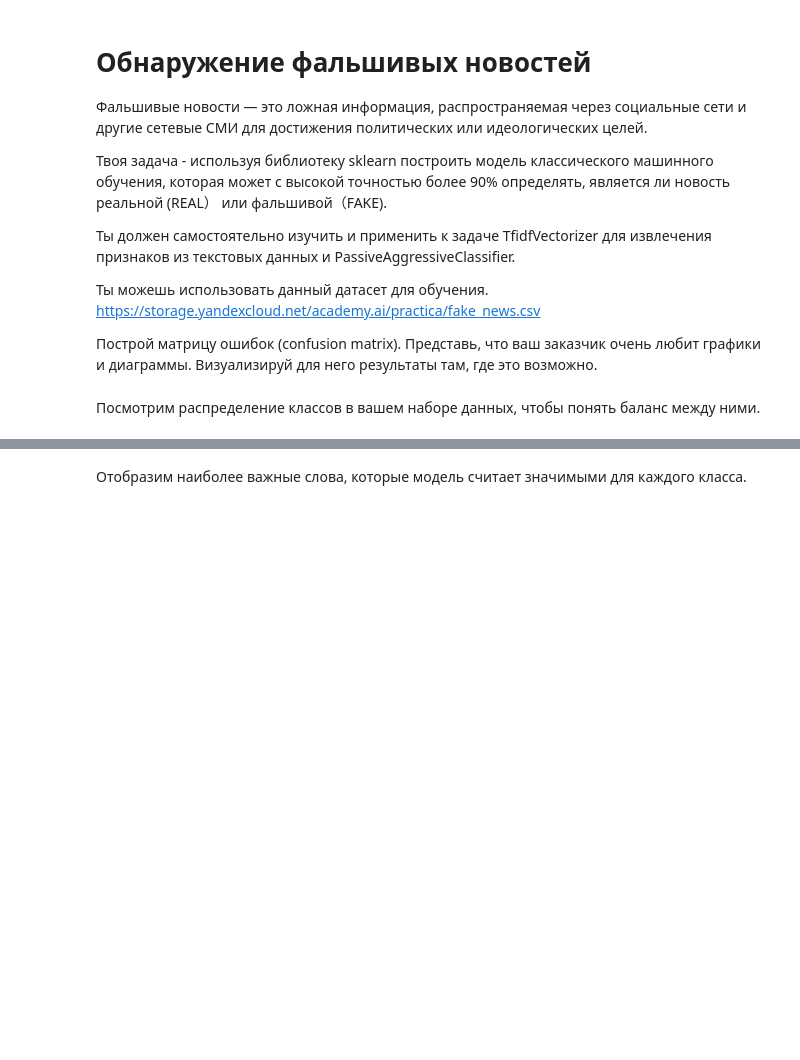
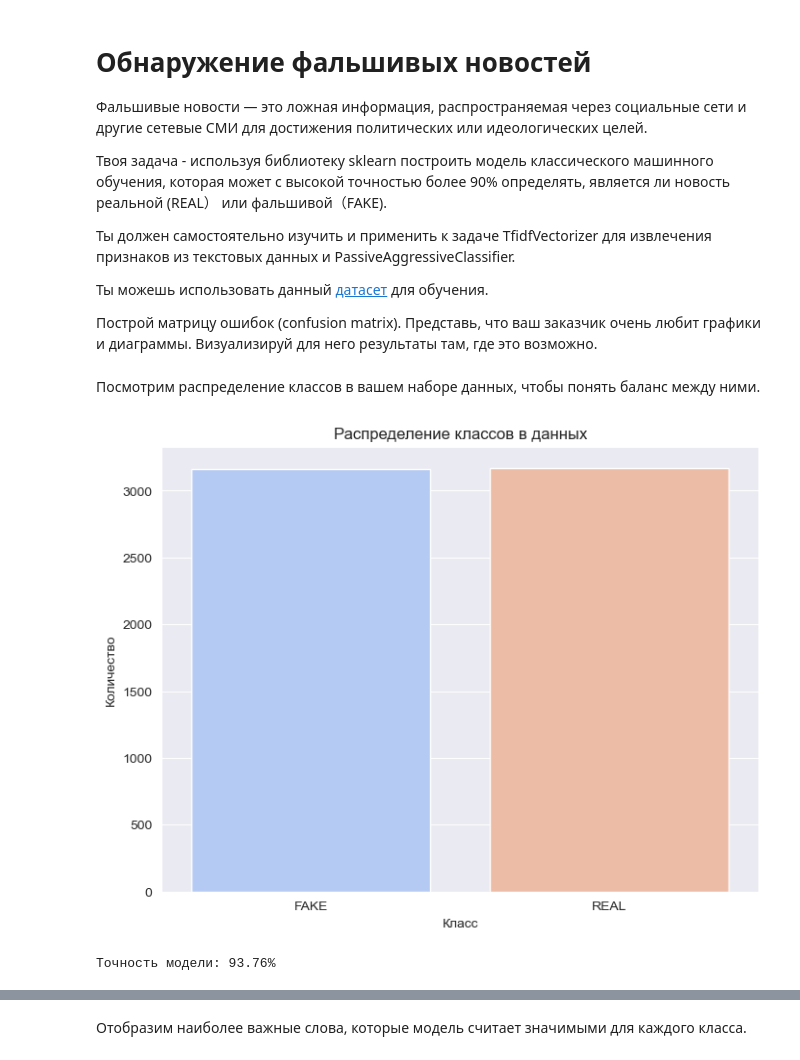
Before and after one commit to M33RR3Y/M33RR3Y, a Jupyter notebook: Обнаружение фальшивых новостей.ipynb, the cells around one changed output, grey strips where cells are left out. Saved outputs shown, nothing was run; the diff lists cells and outputs as text; code cells hidden in the pictures; blank space fills up the shorter version.

```diff
--- a/Обнаружение фальшивых новостей.ipynb
+++ b/Обнаружение фальшивых новостей.ipynb
@@ -7,7 +7,7 @@
 
 Ты должен самостоятельно изучить и применить к задаче TfidfVectorizer для извлечения признаков из текстовых данных и PassiveAggressiveClassifier.
 
-Ты  можешь использовать данный датасет для обучения. https://storage.yandexcloud.net/academy.ai/practica/fake_news.csv
+Ты  можешь использовать данный [датасет](https://storage.yandexcloud.net/academy.ai/practica/fake_news.csv) для обучения.
 
 Построй матрицу ошибок (confusion matrix). Представь, что ваш заказчик очень любит графики и диаграммы. Визуализируй для него результаты там, где это возможно.
 # %%
@@ -22,8 +22,7 @@ import numpy as np
 # %%
 # 1. Загрузка данных
-!wget https://storage.yandexcloud.net/academy.ai/practica/fake_news.csv
-dataset_path = "./fake_news.csv"
-data = pd.read_csv(dataset_path)
+url = "https://storage.yandexcloud.net/academy.ai/practica/fake_news.csv"
+data = pd.read_csv(url)
 
 # Проверка на наличие пропущенных значений
 data.dropna(inplace=True)
@@ -32,11 +31,13 @@ data.dropna(inplace=True)
 # %%
 # Визуализация распределения классов
 plt.figure(figsize=(8, 6))
-sns.countplot(x=data['label'], palette='coolwarm')
+sns.countplot(x=data['label'], hue=data['label'], palette='coolwarm', legend=False)
 plt.title('Распределение классов в данных')
 plt.xlabel('Класс')
 plt.ylabel('Количество')
 plt.show()
+# %% [output]
+[figure, added]
 # %%
 # 2. Разделение на признаки и целевую переменную
 X = data['text']
@@ -60,6 +61,8 @@ y_pred = model.predict(X_test_tfidf)
 # 5. Оценка точности
 accuracy = accuracy_score(y_test, y_pred)
 print(f"Точность модели: {accuracy * 100:.2f}%")
+# %% [output]
+Точность модели: 93.76%
 # %%
 # 6. Матрица ошибок
 conf_matrix = confusion_matrix(y_test, y_pred)
```
Also changed, not shown: parts of 6 cells of this notebook, 3 other files.
